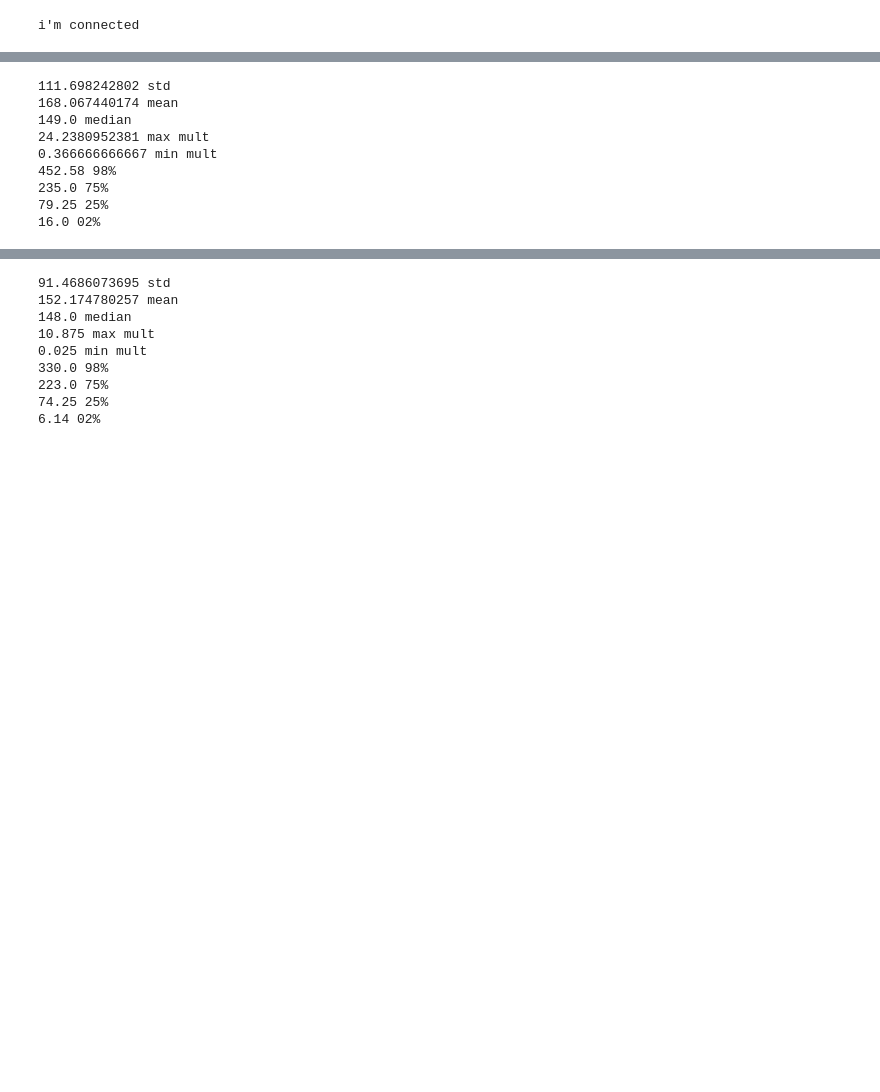
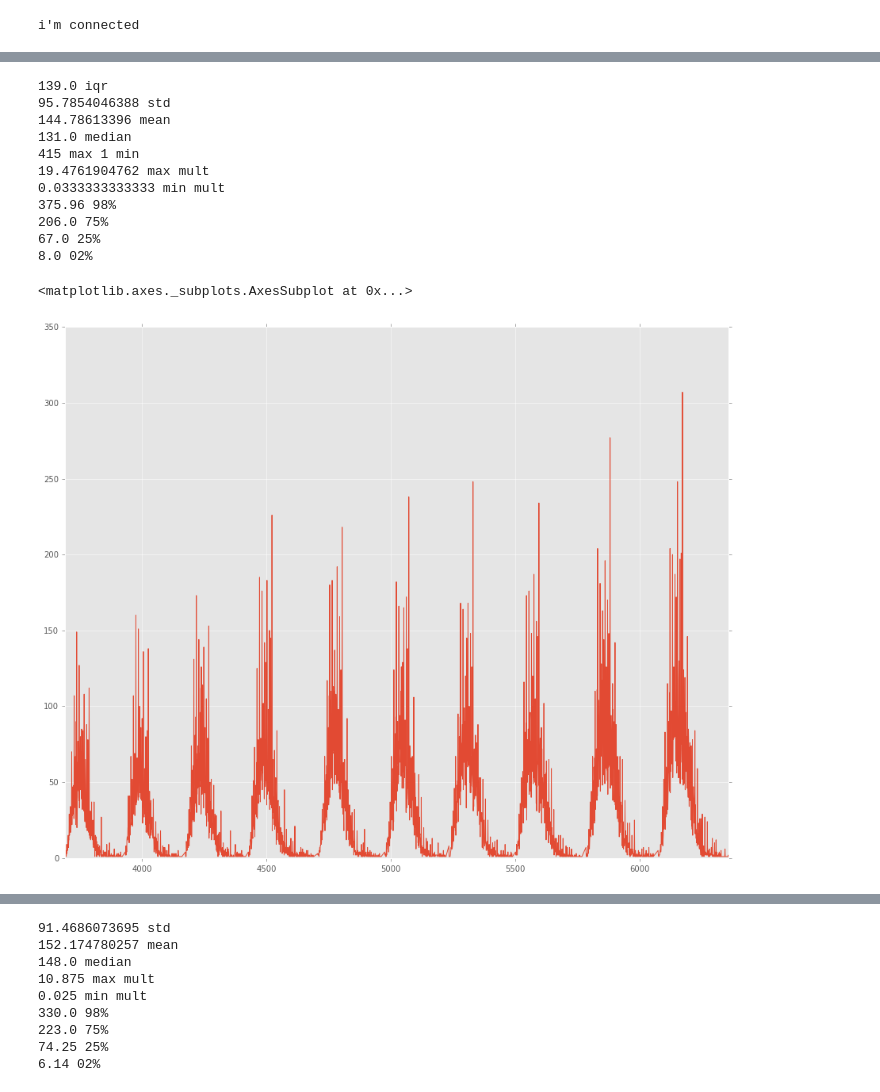
Before and after one commit to Kibrael/Edits, a Jupyter notebook: linked_viz.ipynb, the cells around one changed output, grey strips where cells are left out. Cells and saved outputs as stored; diff of their text form; code cells hidden in the pictures; blank space fills up the shorter version.

```diff
--- a/linked_viz.ipynb
+++ b/linked_viz.ipynb
@@ -83,9 +99,18 @@ print(df_20to30.amount.quantile(q=.02), '02%')
 # %%
-df_20to30 = link_df[(link_df['income'] > 20) & (link_df['income'] <= 30)].copy()
-df_20to30 = df_20to30[(df_20to30.amount < 520) & (df_20to30.amount > 10) & (df_20to30.year == 2014)]
+df_20to30 = df_20to30[(df_20to30.amount < max_q) & (df_20to30.amount > min_q) & (df_20to30.year == 2014)]
+q1 = df_20to30.amount.quantile(q=.25)
+q3 = df_20to30.amount.quantile(q=.75)
+iqr =(q3 - q1)
+print(iqr, 'iqr')
+min_q = q1 - 1.5*iqr
+max_q = q3 + 1.5*iqr
+
+
 print(df_20to30.amount.std(), 'std')
 print(df_20to30.amount.mean(), 'mean')
 print(df_20to30.amount.median(), 'median')
+print(df_20to30.amount.max(), 'max', df_20to30.amount.min(), 'min')
+
 print(df_20to30.mult.max(), 'max mult')
 print(df_20to30.mult.min(), 'min mult')
 print(df_20to30.amount.quantile(q=.98), '98%')
@@ -93,15 +118,25 @@ print(df_20to30.amount.quantile(q=.75), '75%')
 print(df_20to30.amount.quantile(q=.25), '25%')
 print(df_20to30.amount.quantile(q=.02), '02%')
 # %% [output]
-111.698242802 std
-168.067440174 mean
-149.0 median
-24.2380952381 max mult
-0.366666666667 min mult
-452.58 98%
-235.0 75%
-79.25 25%
-16.0 02%
+139.0 iqr
+95.7854046388 std
+144.78613396 mean
+131.0 median
+415 max 1 min
+19.4761904762 max mult
+0.0333333333333 min mult
+375.96 98%
+206.0 75%
+67.0 25%
+8.0 02%
+# %%
+line = plt.figure(figsize=(15,12))
+y = df_20to30['count_income']
+x = df_20to30.amount
+plt.plot(x,y)
+# %% [output]
+<matplotlib.axes._subplots.AxesSubplot at 0x...>
+[figure, added]
 # %%
 box = plt.figure(figsize=(15,15))
 df_20to30.amount.plot(kind='box')
```
Also changed, not shown: parts of 6 cells of this notebook, 2 other files.
